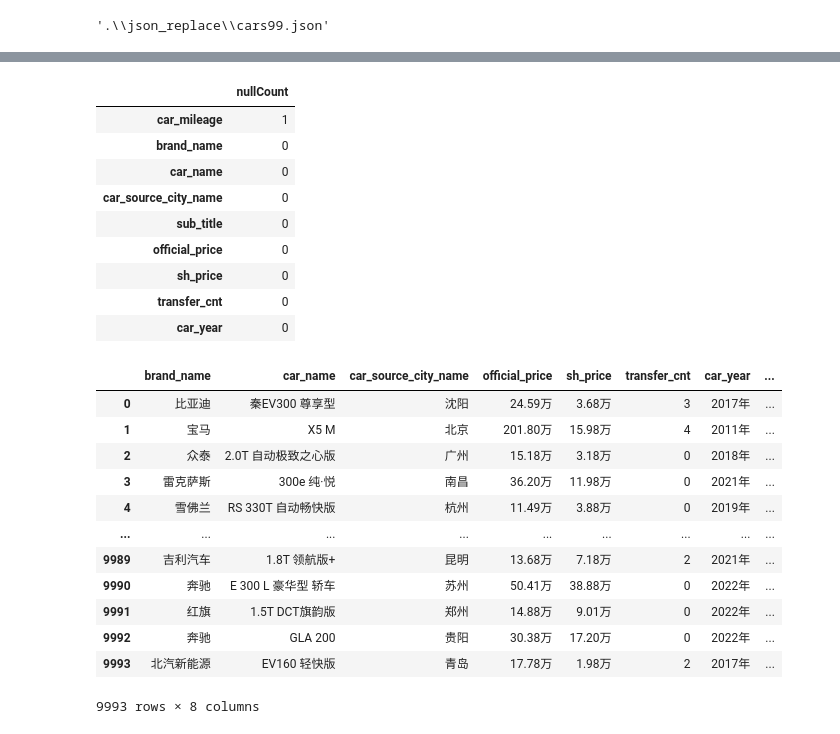
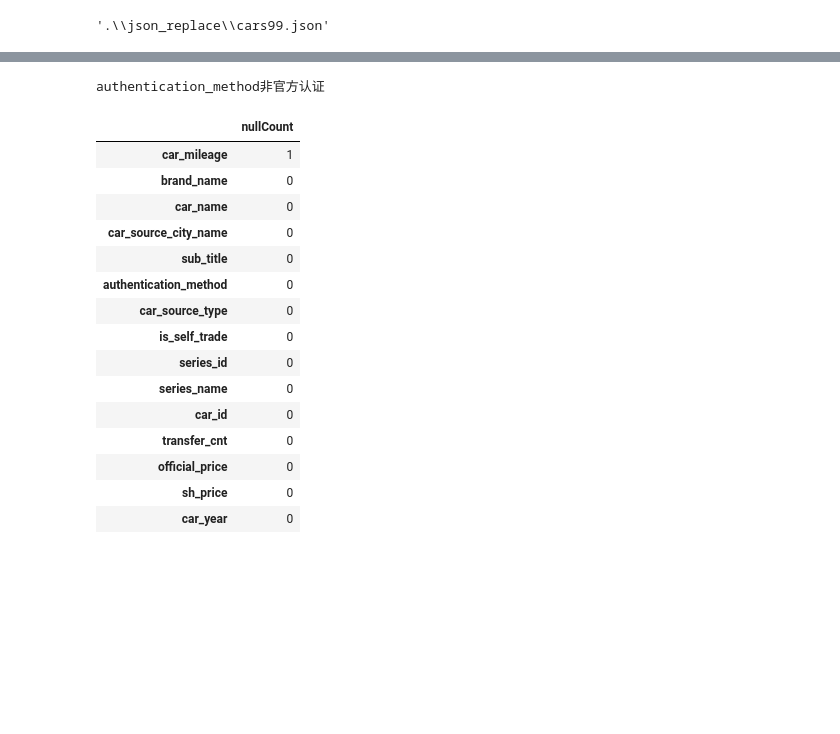
Before and after one commit to xiumuya/usedCars, a Jupyter notebook: resource/cars.ipynb, the cells around one changed output, grey strips where cells are left out. Cells and saved outputs as stored; diff of their text form; code cells hidden in the pictures; blank space fills up the shorter version.

```diff
--- a/resource/cars.ipynb
+++ b/resource/cars.ipynb
@@ -207,13 +209,19 @@ for jsonPath in json_files_replace:
 
         # header names
         Headers = [
-            "brand_name"
+              "brand_name"
             , "car_name"
             , "car_source_city_name" # 卖车人的城市
             , "sub_title" # 包含 car_year 和 car_mileage
+            , "authentication_method"
+            , "car_source_type"
+            , "is_self_trade"
+            , "series_id"
+            , "series_name"
+            , "car_id"
+            , 'transfer_cnt' #过户次数
             , "official_price" #官方价格
             , "sh_price"  # 出售价格
-            , 'transfer_cnt' #过户次数
             ]
 
         data_searched = car_data['data']['search_sh_sku_info_list']
@@ -252,3 +244,7 @@ cars
+# %%
+print("authentication_method\u975e\u5b98\u65b9\u8ba4\u8bc1")
+# %% [output]
+authentication_method非官方认证
 # %%
 # cars["brand_name"] = cars["brand_name"].apply(replace_)
 # cars["car_name"] = cars["car_name"].apply(replace_)
@@ -260,42 +256,32 @@ cars
 # %%
 # 分割字段 subtitle
 split_df = cars['sub_title'].str.split('|', expand=True)
 
 # 将分割后的 DataFrame 列分别赋值给新的字段
 cars['car_year'] = split_df[0]
 cars['car_mileage'] = split_df[1]
 
 nullSUMDF = cars.isnull().sum().sort_values(ascending=False).to_frame("nullCount")
 display(nullSUMDF)
 cars.dropna(inplace=True)
 cars['car_mileage'] = cars["car_mileage"].apply(lambda x: x.strip())
 cars['car_year'] = cars["car_year"].apply(lambda x: x.strip())
 
 cars.drop(columns="sub_title", inplace=True)
-
-cars.to_csv(r'../used_cars.csv', index=False, header=True)
-cars
 # %% [output]
 |  | nullCount |
 | car_mileage | 1 |
 | brand_name | 0 |
 | car_name | 0 |
 | car_source_city_name | 0 |
 | sub_title | 0 |
+| authentication_method | 0 |
+| car_source_type | 0 |
+| is_self_trade | 0 |
+| series_id | 0 |
+| series_name | 0 |
+| car_id | 0 |
+| transfer_cnt | 0 |
 | official_price | 0 |
 | sh_price | 0 |
-| transfer_cnt | 0 |
 | car_year | 0 |
-|  | brand_name | car_name | car_source_city_name | official_price | sh_price | transfer_cnt | car_year | ... |
-| 0 | 比亚迪 | 秦EV300 尊享型 | 沈阳 | 24.59万 | 3.68万 | 3 | 2017年 | ... |
-| 1 | 宝马 | X5 M | 北京 | 201.80万 | 15.98万 | 4 | 2011年 | ... |
-| 2 | 众泰 | 2.0T 自动极致之心版 | 广州 | 15.18万 | 3.18万 | 0 | 2018年 | ... |
-| 3 | 雷克萨斯 | 300e 纯·悦 | 南昌 | 36.20万 | 11.98万 | 0 | 2021年 | ... |
-| 4 | 雪佛兰 | RS 330T 自动畅快版 | 杭州 | 11.49万 | 3.88万 | 0 | 2019年 | ... |
-| ... | ... | ... | ... | ... | ... | ... | ... | ... |
-| 9989 | 吉利汽车 | 1.8T 领航版+ | 昆明 | 13.68万 | 7.18万 | 2 | 2021年 | ... |
-| 9990 | 奔驰 | E 300 L 豪华型 轿车 | 苏州 | 50.41万 | 38.88万 | 0 | 2022年 | ... |
-| 9991 | 红旗 | 1.5T DCT旗韵版 | 郑州 | 14.88万 | 9.01万 | 0 | 2022年 | ... |
-| 9992 | 奔驰 | GLA 200 | 贵阳 | 30.38万 | 17.20万 | 0 | 2022年 | ... |
-| 9993 | 北汽新能源 | EV160 轻快版 | 青岛 | 17.78万 | 1.98万 | 2 | 2017年 | ... |
-9993 rows × 8 columns
```
Also changed, not shown: parts of 8 cells of this notebook, 5 other files.
